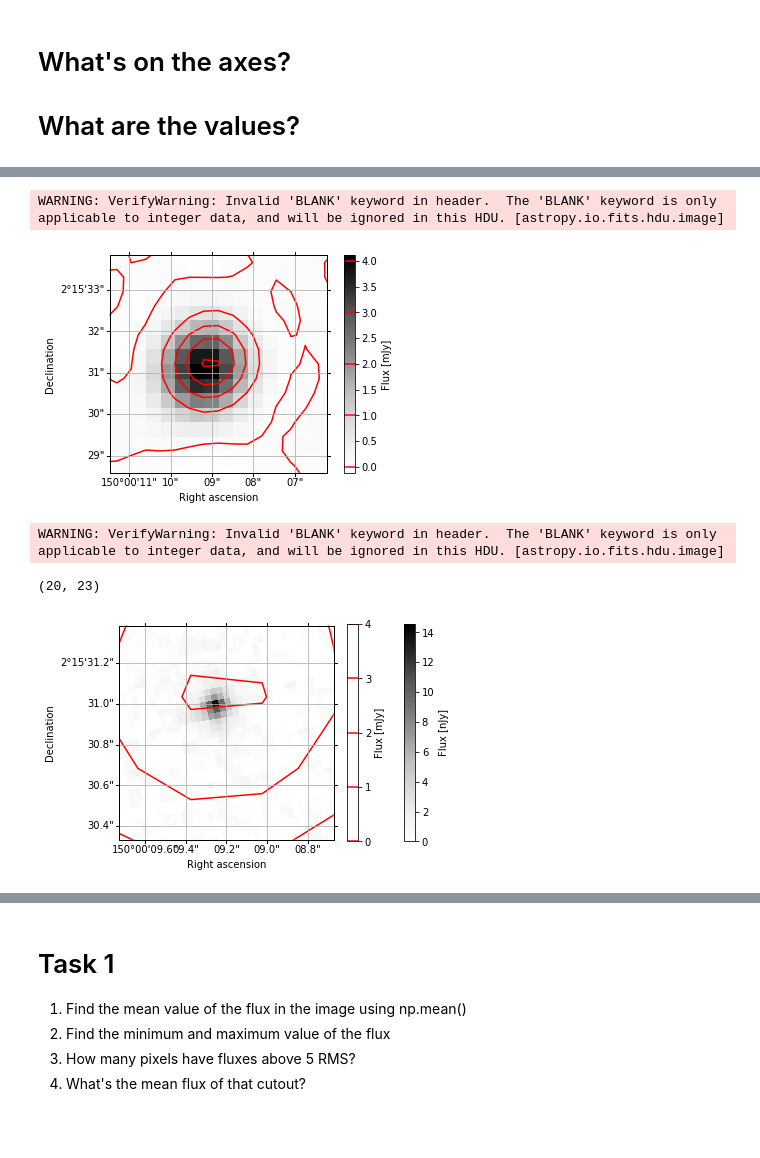
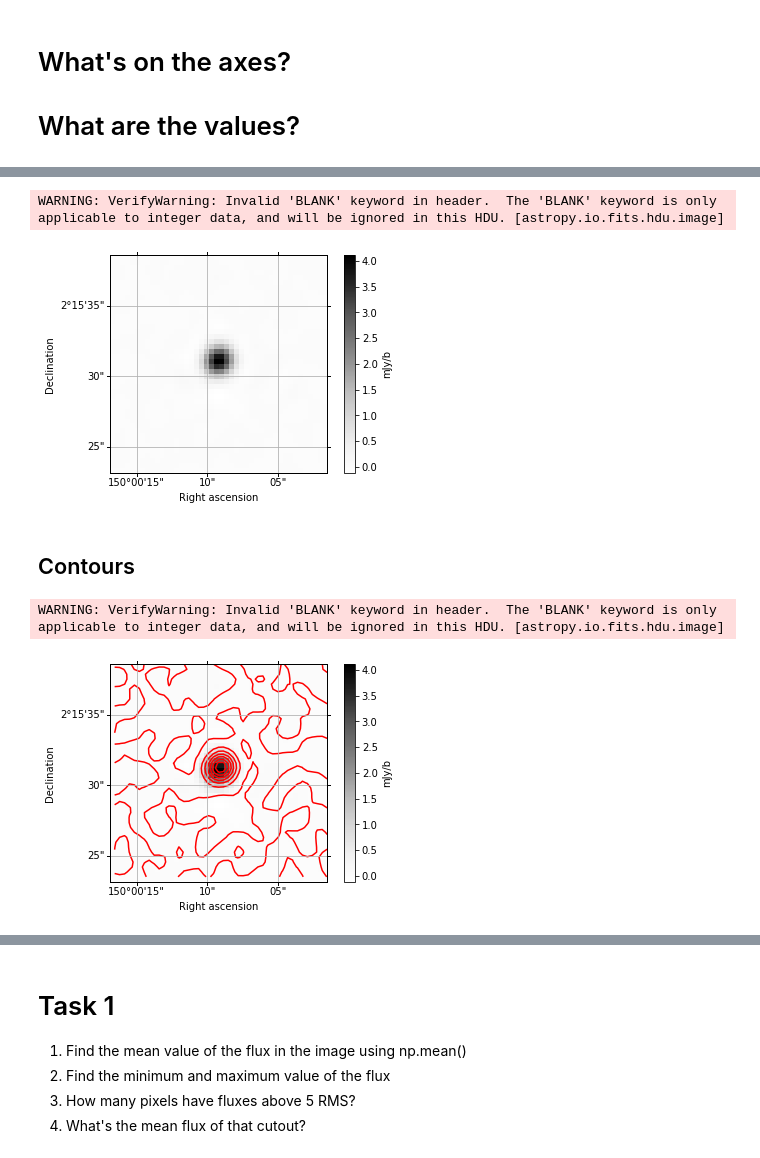
Before and after one commit to KrTis/High-school-Course, a Jupyter notebook: 4. Working with images.ipynb, the cells around one changed output, grey strips where cells are left out. Drawn from its saved outputs; the diff is of its cells as text; code cells hidden in the pictures; blank space fills up the shorter version.

Commit message:
Images

```diff
--- a/4. Working with images.ipynb
+++ b/4. Working with images.ipynb
@@ -86,27 +227,34 @@ Let's add coordinates
 # %%
-from astropy.wcs import WCS
 import matplotlib.pyplot as plt
 from astropy.io import fits
+from astropy.wcs import WCS
+
+# ---------- Loading files ---------
 name  = '0001_150.00256000_2.25863000_vla_20cm_lg_tan_10.fits'
-HST   = '0001_150.00256000_2.25863000_acs_I_100005+0216_unrot_sci_20.fits'
-image = 1000*fits.open(name)[0].data
-HSTimage = fits.open(HST)[0].data
+image = 1000* fits.open(name)[0].data # Converts Jy/b to mJy/b
 head  = fits.open(name)[0].header
-HSThead = fits.open(HST)[0].header
 
+# ---------- Loads coordinates -----
 wcs = WCS(head, naxis=2)
-f = plt.figure()
+
+# ---------- Showing an image ------
+f  = plt.figure()
 ax = f.add_subplot(1, 1, 1, projection=wcs)
-im= ax.imshow(image, origin='lower',cmap='Greys')
-col = plt.colorbar(im)              # values are now in the colorbar
-col.set_label('Flux [mJy]')
+im = ax.imshow(image,
+               origin = 'lower',
+               cmap   = 'Greys')
+
+# ----------- Axes labels -----------
 ax.set_xlabel('Right ascension')
 ax.set_ylabel('Declination')
+
+# ----------- Adding a colorbar -----
+col = plt.colorbar(im)              # values are now in the colorbar
+col.set_label('mJy/b')
+
+# ----------- Grid -------------------
 ax.grid(True)
-lines = ax.contour(image, colors='r', levels=[0, 1, 2, 3, 4],origin='lower')
-ax.set_xlim(15,30)
-ax.set_ylim(15,30)
-col.add_lines(lines)
+f
 # %% [output]
 WARNING: VerifyWarning: Invalid 'BLANK' keyword in header.  The 'BLANK' keyword is only applicable to integer data, and will be ignored in this HDU. [astropy.io.fits.hdu.image]
-[figure, old version]
+[figure, new version]
@@ -119,30 +261,40 @@ convnJy = convJy/10**(-9)
+# %% [markdown]
+## Contours
 # %%
-from astropy.wcs import WCS
 import matplotlib.pyplot as plt
 from astropy.io import fits
+from astropy.wcs import WCS
+
+# ---------- Loading files ---------
 name  = '0001_150.00256000_2.25863000_vla_20cm_lg_tan_10.fits'
-HST   = '0001_150.00256000_2.25863000_acs_I_100005+0216_unrot_sci_20.fits'
-image = 1000*fits.open(name)[0].data
-HSTimage = convnJy*fits.open(HST)[0].data
+image = 1000* fits.open(name)[0].data # Converts Jy/b to mJy/b
 head  = fits.open(name)[0].header
-HSThead = fits.open(HST)[0].header
 
+# ---------- Loads coordinates -----
 wcs = WCS(head, naxis=2)
-wcsH = WCS(HSThead, naxis=2)
-f = plt.figure()
+
+# ---------- Showing an image ------
+f  = plt.figure()
 ax = f.add_subplot(1, 1, 1, projection=wcs)
-im= ax.imshow(HSTimage, vmin=0,cmap='Greys',transform=ax.get_transform(wcsH))
-col = plt.colorbar(im)
-col.set_label('Flux [nJy]')
+im = ax.imshow(image,
+               origin = 'lower',
+               cmap   = 'Greys')
+
+# ----------- Adding contours ------
+ax.contour(image,
+           colors = 'r',
+           origin = 'lower')
+# ----------- Axes labels -----------
 ax.set_xlabel('Right ascension')
 ax.set_ylabel('Declination')
+
+# ----------- Adding a colorbar -----
+col = plt.colorbar(im)              # values are now in the colorbar
+col.set_label('mJy/b')
+
+# ----------- Grid -------------------
 ax.grid(True)
-lines = ax.contour(image, colors='r', levels=[0, 1, 2, 3, 4])
-col2 = plt.colorbar(lines)
-col2.set_label('Flux [mJy]')
-ax.set_xlim(20,23)
-ax.set_ylim(20,23)
+f
 # %% [output]
 WARNING: VerifyWarning: Invalid 'BLANK' keyword in header.  The 'BLANK' keyword is only applicable to integer data, and will be ignored in this HDU. [astropy.io.fits.hdu.image]
-(20, 23)
-[figure, old version]
+[figure, new version]
```
Also changed, not shown: parts of 37 cells of this notebook, 3 other files.
